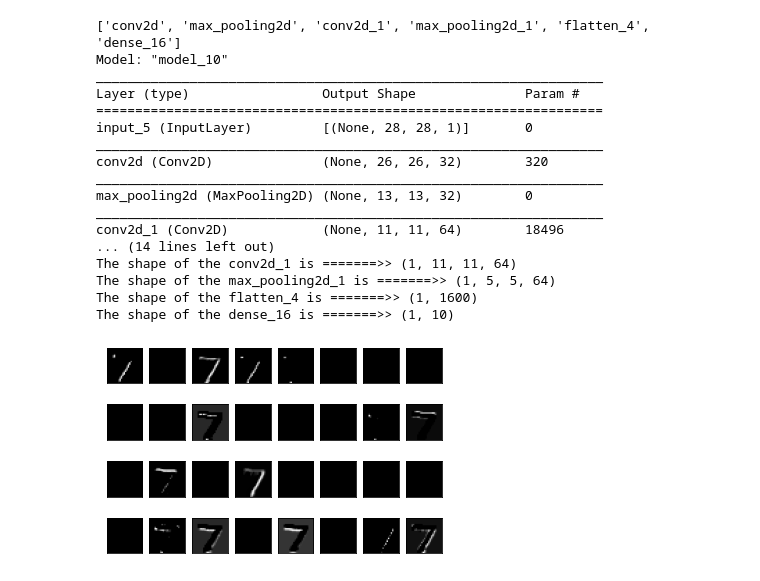
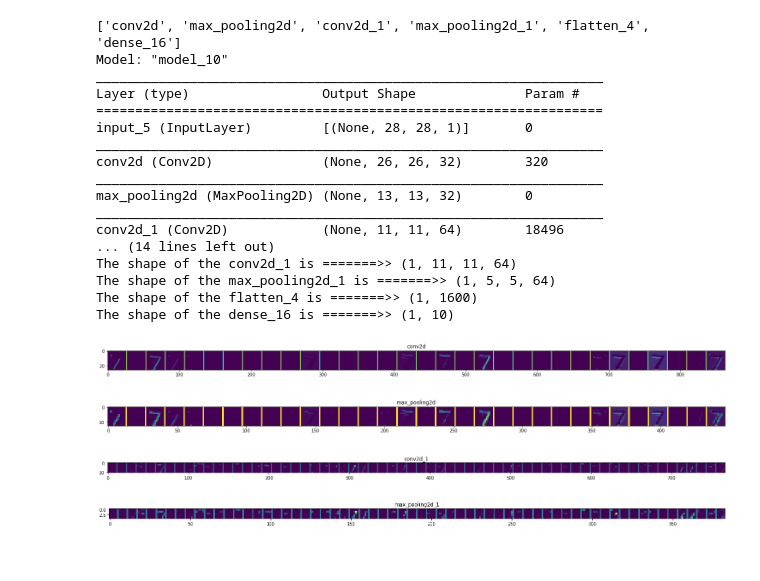
Before and after one commit to tkilla77/3-Keras, a Jupyter notebook: keras_mnist.ipynb, the cells around one changed output. Drawn from its saved outputs; the diff is of its cells as text; code cells hidden in the pictures.

Commit message:
better feature map visualization

```diff
--- a/keras_mnist.ipynb
+++ b/keras_mnist.ipynb
@@ -443,19 +443,14 @@ layer_names = [layer.name for layer in model3.layers]
 layer_outputs = [layer.output for layer in model3.layers]
 # viz_model = keras.models.Model(inputs=model3.input, outputs=layer_outputs)
 viz_model = keras.models.Model(inputs=model3.input, outputs=layer_outputs)
-
-print(layer_names)
 viz_model.summary()
 
-# Pick a random image
+# Pick a random image, add a dimension to make it a one-length array of a single image.
 exemplar = x_test_1[0]
 exemplar = np.expand_dims(exemplar, axis=0)
 
 # ... and feed it through the model
 feature_maps = viz_model.predict(exemplar)
-
-# Print the feature map sizes
-for layer_name, feature_map in zip(layer_names, feature_maps):print(f"The shape of the {layer_name} is =======>> {feature_map.shape}")
 # %% [output]
 ['conv2d', 'max_pooling2d', 'conv2d_1', 'max_pooling2d_1', 'flatten_4', 'dense_16']
 Model: "model_10"
@@ -474,22 +469,36 @@ The shape of the conv2d_1 is =======>> (1, 11, 11, 64)
 The shape of the max_pooling2d_1 is =======>> (1, 5, 5, 64)
 The shape of the flatten_4 is =======>> (1, 1600)
 The shape of the dense_16 is =======>> (1, 10)
-# %%
-# Create images for layers
-feature_map = feature_maps[0]
-cols = 8
-rows = feature_map.shape[-1] // cols
-ix = 1
-for _ in range(rows):
-	for _ in range(cols):
-		# specify subplot and turn of axis
-		ax = pyplot.subplot(rows, cols, ix)
-		ax.set_xticks([])
-		ax.set_yticks([])
-		# plot filter channel in grayscale
-		pyplot.imshow(feature_map[0, :, :, ix-1], cmap='gray')
-		ix += 1
-# show the figure
-pyplot.show()
-# %% [output]
-[figure, removed]
+# %%
+# Create images for layers
+feature_map = feature_maps[0]
+
+for layer_name, feature_map in zip(layer_names, feature_maps):
+	shape = feature_map.shape
+	if (len(shape) != 4):
+		# skip non-conv layers
+		continue
+
+	# shape is something like (1, 28, 28, 32)
+	feature_count = shape[-1]
+	size = shape[1]
+	border = 1
+	placement = size + border
+	grid = np.ones((size, feature_count * placement - border))
+
+	for feature in range(feature_count):
+		image = feature_map[0, :, :, feature]
+		grid[:, feature * placement: (feature + 1) * placement - border] = image
+
+	scale = 20 / feature_count
+	figure = pyplot.figure(figsize=(scale * feature_count, scale))
+	figure.add_axes((1, 1, 1, 1))
+	pyplot.title(layer_name)
+	pyplot.grid(False)
+	pyplot.tick_params()
+	pyplot.imshow(grid, aspect="auto", cmap="viridis")
+# %% [output]
+[figure, added]
+[figure, added]
+[figure, added]
+[figure, added]
```
